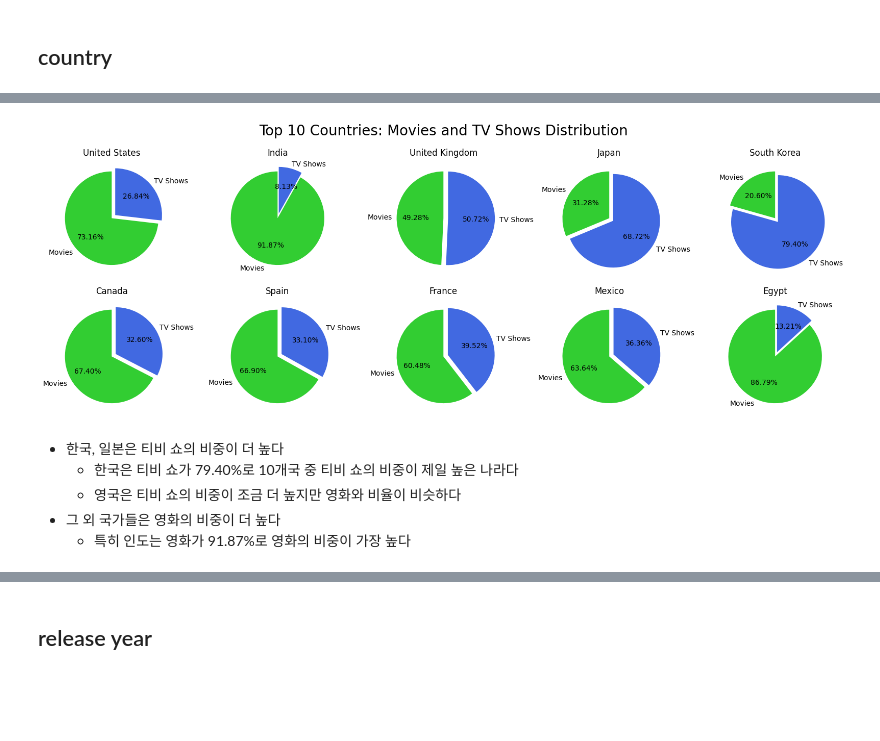
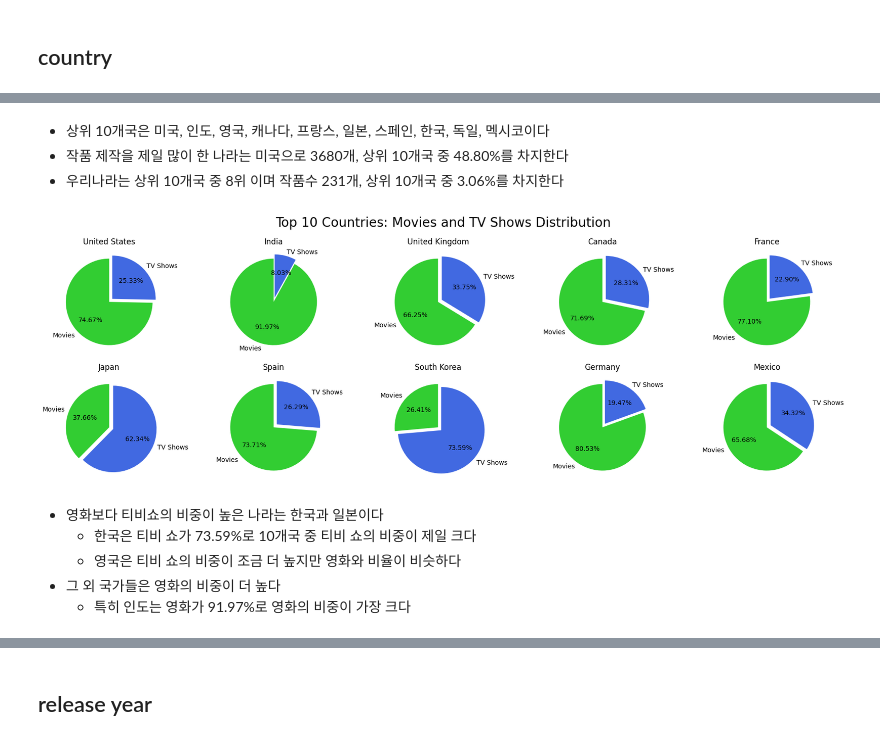
Before and after one commit to Seong-jieun/netflix_eda, a Jupyter notebook: Netflix_data_analysis.ipynb, the cells around one changed output, grey strips where cells are left out. Cells and saved outputs as stored; diff of their text form; code cells hidden in the pictures; blank space fills up the shorter version.

```diff
--- a/Netflix_data_analysis.ipynb
+++ b/Netflix_data_analysis.ipynb
@@ -294,0 +254,22 @@ Egypt             92.0     14.0   106.0
+# %%
+# 콤마 기준으로 국가 분리, type별로 구분
+movie_country = df[df['type'] == 'Movie']['country'].str.split(', ').explode().value_counts()
+tv_show_country = df[df['type'] == 'TV Show']['country'].str.split(', ').explode().value_counts()
+
+# 데이터프레임 생성
+df_country_counts = pd.DataFrame({'Movie': movie_country, 'TV Show': tv_show_country})
+
+# 결측값 0으로 대체
+df_country_counts['Movie'] = df_country_counts['Movie'].fillna(0)
+df_country_counts['TV Show'] = df_country_counts['TV Show'].fillna(0)
+
+# Total 컬럼 생성
+df_country_counts['Total'] = df_country_counts['Movie'] + df_country_counts['TV Show']
+
+# 데이터 타입 변경(float -> int)
+df_country_counts = df_country_counts.astype(int)
+
+# 내림차순으로 정렬
+df_country_counts = df_country_counts.sort_values(by='Total', ascending=False)
+
+print(df_country_counts)
@@ -294,0 +295,3 @@ Egypt             92.0     14.0   106.0
+# %%
+# Unknown제외 상위 10개국 데이터프레임 생성
+df_country_counts_top10 = df_country_counts[df_country_counts.index != 'Unknown'].head(10)
@@ -295,23 +321,27 @@ Egypt             92.0     14.0   106.0
+# %% [markdown]
+- 상위 10개국은 미국, 인도, 영국, 캐나다, 프랑스, 일본, 스페인, 한국, 독일, 멕시코이다
+- 작품 제작을 제일 많이 한 나라는 미국으로 3680개, 상위 10개국 중 48.80%를 차지한다
+- 우리나라는 상위 10개국 중 8위 이며 작품수 231개, 상위 10개국 중 3.06%를 차지한다
 # %%
-# top_10_countries 시각화
-fig, axes = plt.subplots(nrows = 2, ncols = 5, figsize=(16, 6))
+# 국가별 type 분포 시각화
+fig, axes = plt.subplots(nrows = 2, ncols = 5, figsize=(18, 6))
 fig.suptitle('Top 10 Countries: Movies and TV Shows Distribution', fontsize=20)
 
-for idx, (country, row) in enumerate(top_10_countries.iterrows()):
+for idx, (country, row) in enumerate(df_country_counts_top10.iterrows()):
     ax = axes[idx // 5, idx % 5]
     labels = ['Movies', 'TV Shows']
     sizes = [row['Movie'], row['TV Show']]
     colors = ['limegreen', 'royalblue']
     ax.pie(sizes, labels=labels, autopct='%1.2f%%', startangle=90, colors=colors, explode=[0, 0.1])
     ax.set_title(country)
 
 plt.tight_layout()
 plt.show()
 # %% [output]
-[figure, old version]
+[figure, new version]
 # %% [markdown]
-- 한국, 일본은 티비 쇼의 비중이 더 높다
-    - 한국은 티비 쇼가 79.40%로 10개국 중 티비 쇼의 비중이 제일 높은 나라다
+- 영화보다 티비쇼의 비중이 높은 나라는 한국과 일본이다
+    - 한국은 티비 쇼가 73.59%로 10개국 중 티비 쇼의 비중이 제일 크다
     - 영국은 티비 쇼의 비중이 조금 더 높지만 영화와 비율이 비슷하다
 - 그 외 국가들은 영화의 비중이 더 높다
-    - 특히 인도는 영화가 91.87%로 영화의 비중이 가장 높다
+    - 특히 인도는 영화가 91.97%로 영화의 비중이 가장 크다
```
Also changed, not shown: parts of 45 cells of this notebook.
